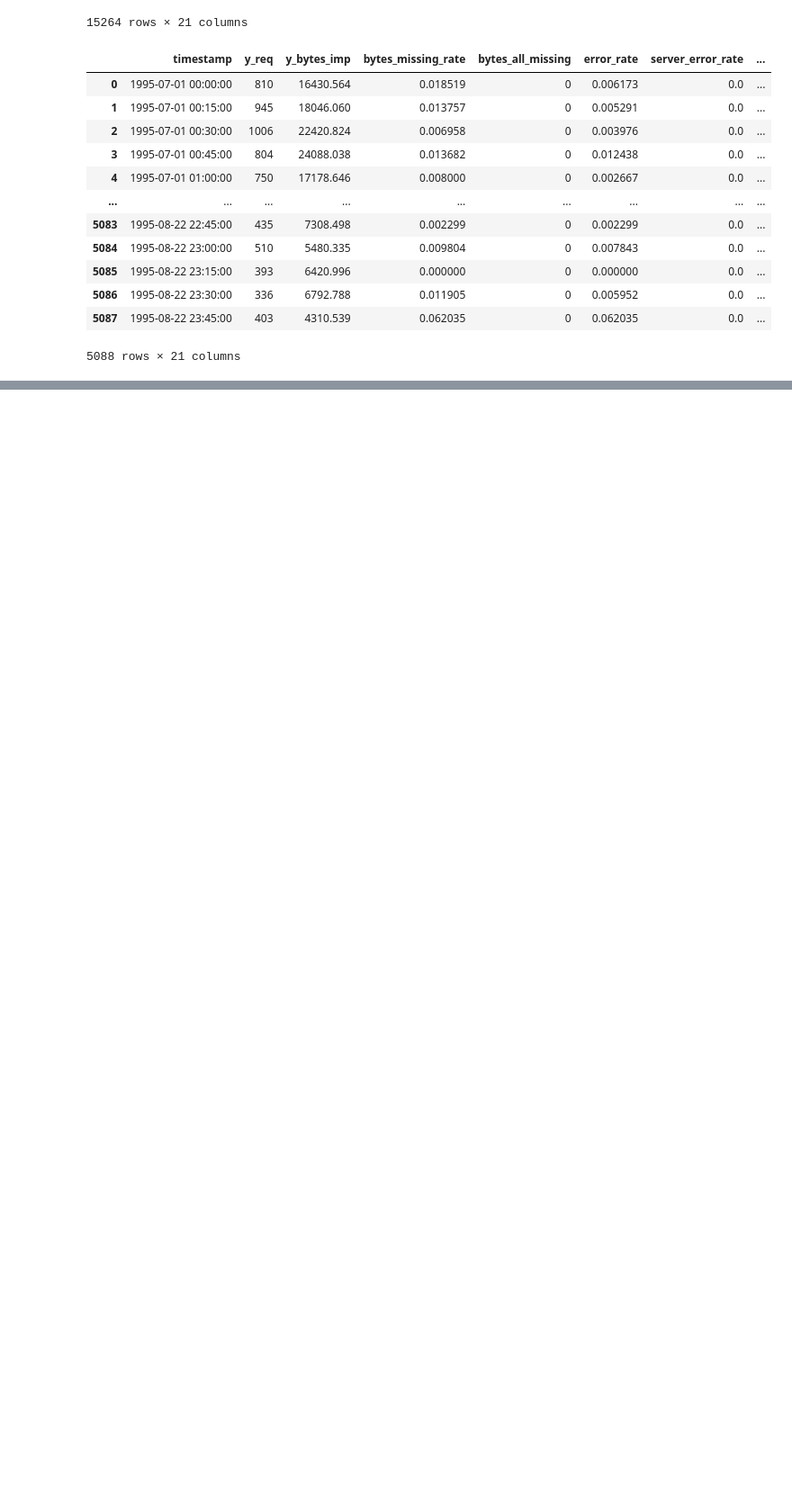
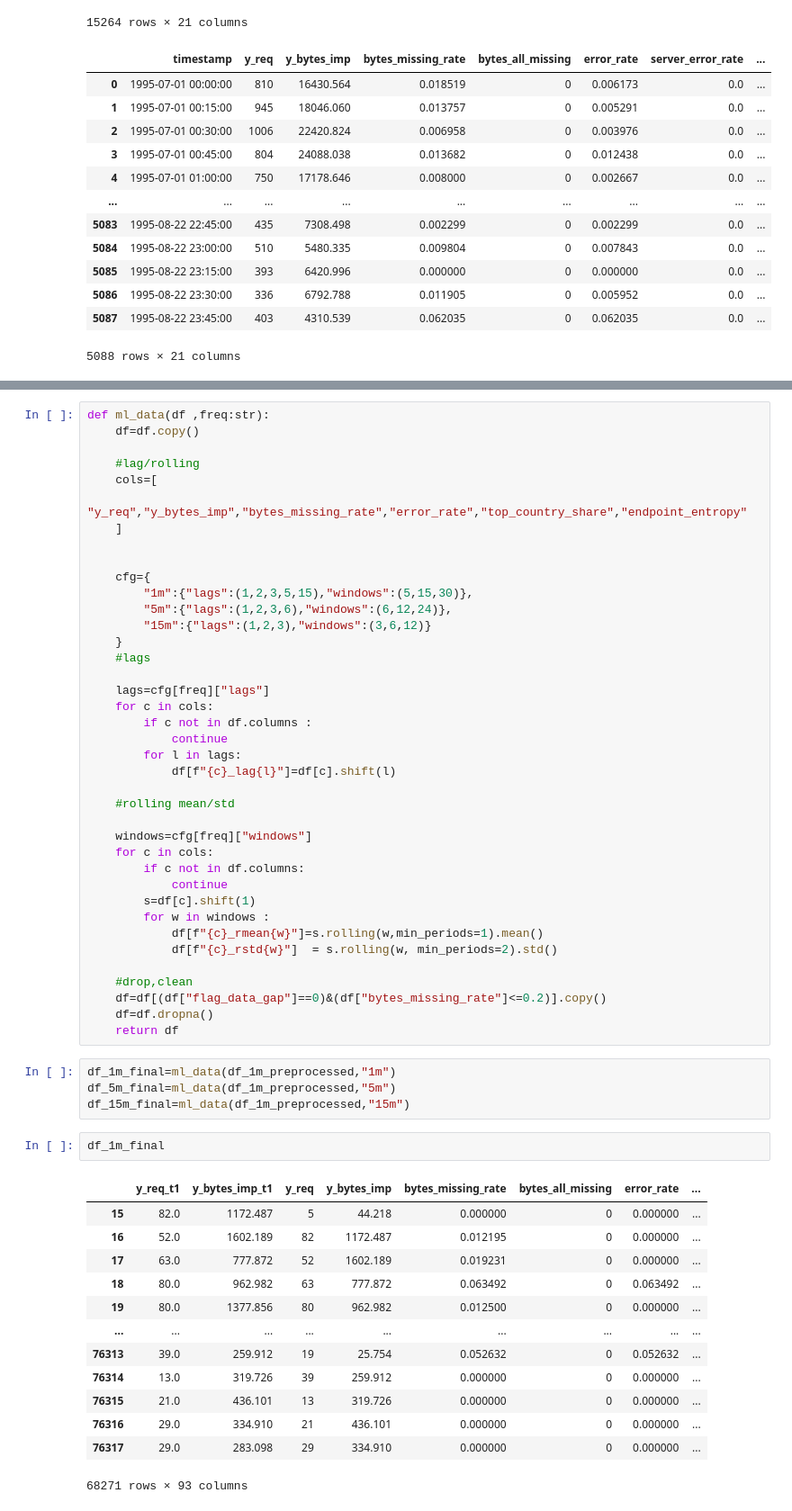
Before and after one commit to quanai06/DATAFLOW_2026_UET.EPOCH_0_AUTOSCALING_ANALYSIS, a Jupyter notebook: notebooks/aggregation_and_feature_engineering.ipynb, the cells around one changed output, grey strips where cells are left out. Shown at 90% size. Drawn from its saved outputs; the diff is of its cells as text; blank space fills up the shorter version.

Commit message:
update :data_model

```diff
--- a/notebooks/aggregation_and_feature_engineering.ipynb
+++ b/notebooks/aggregation_and_feature_engineering.ipynb
@@ -342,0 +491,59 @@ df_15m.to_parquet("../../DATAFLOW_2026_UET.EPOCH_0_AUTOSCALING_ANALYSIS/data/mod
+# %%
+def ml_data(df ,freq:str):
+    df=df.copy()
+
+    #lag/rolling
+    cols=[
+        "y_req","y_bytes_imp","bytes_missing_rate","error_rate","top_country_share","endpoint_entropy"
+    ]
+
+
+    cfg={
+        "1m":{"lags":(1,2,3,5,15),"windows":(5,15,30)},
+        "5m":{"lags":(1,2,3,6),"windows":(6,12,24)},
+        "15m":{"lags":(1,2,3),"windows":(3,6,12)}
+    }
+    #lags
+
+    lags=cfg[freq]["lags"]
+    for c in cols:
+        if c not in df.columns :
+            continue
+        for l in lags:
+            df[f"{c}_lag{l}"]=df[c].shift(l)
+
+    #rolling mean/std
+
+    windows=cfg[freq]["windows"]
+    for c in cols:
+        if c not in df.columns:
+            continue
+        s=df[c].shift(1)
+        for w in windows :
+            df[f"{c}_rmean{w}"]=s.rolling(w,min_periods=1).mean()
+            df[f"{c}_rstd{w}"]  = s.rolling(w, min_periods=2).std()
+
+    #drop,clean
+    df=df[(df["flag_data_gap"]==0)&(df["bytes_missing_rate"]<=0.2)].copy()
+    df=df.dropna()
+    return df
+# %%
+df_1m_final=ml_data(df_1m_preprocessed,"1m")
+df_5m_final=ml_data(df_1m_preprocessed,"5m")
+df_15m_final=ml_data(df_1m_preprocessed,"15m")
+# %%
+df_1m_final
+# %% [output]
+|  | y_req_t1 | y_bytes_imp_t1 | y_req | y_bytes_imp | bytes_missing_rate | bytes_all_missing | error_rate | ... |
+| 15 | 82.0 | 1172.487 | 5 | 44.218 | 0.000000 | 0 | 0.000000 | ... |
+| 16 | 52.0 | 1602.189 | 82 | 1172.487 | 0.012195 | 0 | 0.000000 | ... |
+| 17 | 63.0 | 777.872 | 52 | 1602.189 | 0.019231 | 0 | 0.000000 | ... |
+| 18 | 80.0 | 962.982 | 63 | 777.872 | 0.063492 | 0 | 0.063492 | ... |
+| 19 | 80.0 | 1377.856 | 80 | 962.982 | 0.012500 | 0 | 0.000000 | ... |
+| ... | ... | ... | ... | ... | ... | ... | ... | ... |
+| 76313 | 39.0 | 259.912 | 19 | 25.754 | 0.052632 | 0 | 0.052632 | ... |
+| 76314 | 13.0 | 319.726 | 39 | 259.912 | 0.000000 | 0 | 0.000000 | ... |
+| 76315 | 21.0 | 436.101 | 13 | 319.726 | 0.000000 | 0 | 0.000000 | ... |
+| 76316 | 29.0 | 334.910 | 21 | 436.101 | 0.000000 | 0 | 0.000000 | ... |
+| 76317 | 29.0 | 283.098 | 29 | 334.910 | 0.000000 | 0 | 0.000000 | ... |
+68271 rows × 93 columns
```
Also changed, not shown: parts of 10 cells of this notebook, 3 other files.
